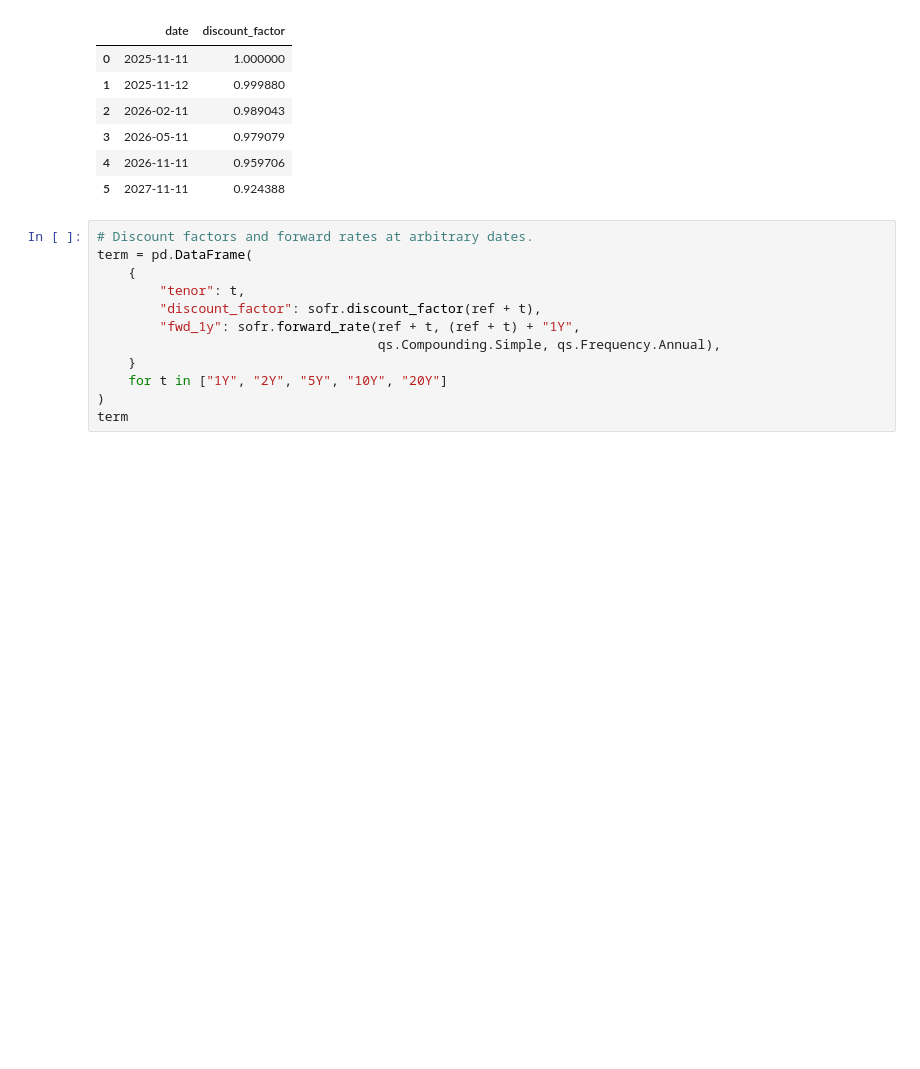
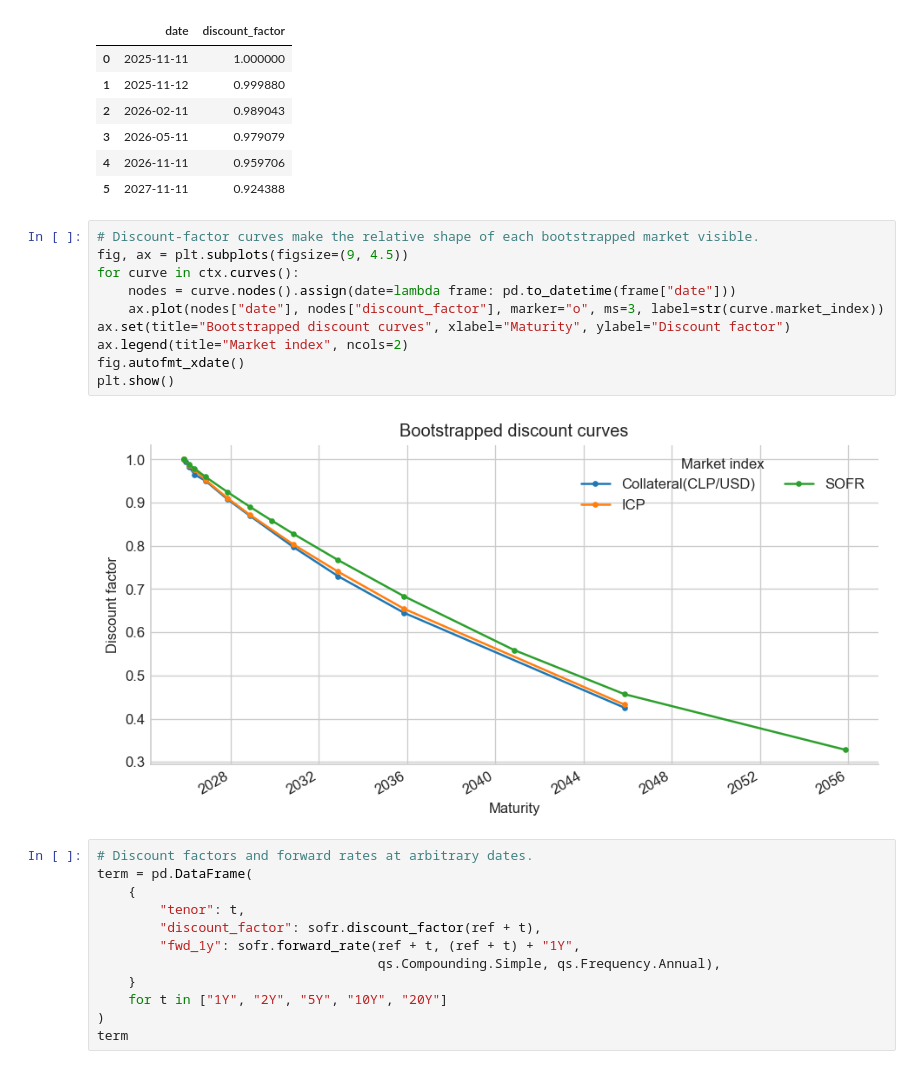
Before and after one commit to jmelo11/rustatlas, a Jupyter notebook: bindings/python/examples/tour.ipynb, the cells around one changed output. Saved outputs shown, nothing was run; the diff lists cells and outputs as text; blank space fills up the shorter version.

```diff
--- a/bindings/python/examples/tour.ipynb
+++ b/bindings/python/examples/tour.ipynb
@@ -237,6 +237,18 @@ sofr.nodes().head(6)
 | 3 | 2026-05-11 | 0.979079 |
 | 4 | 2026-11-11 | 0.959706 |
 | 5 | 2027-11-11 | 0.924388 |
+# %%
+# Discount-factor curves make the relative shape of each bootstrapped market visible.
+fig, ax = plt.subplots(figsize=(9, 4.5))
+for curve in ctx.curves():
+    nodes = curve.nodes().assign(date=lambda frame: pd.to_datetime(frame["date"]))
+    ax.plot(nodes["date"], nodes["discount_factor"], marker="o", ms=3, label=str(curve.market_index))
+ax.set(title="Bootstrapped discount curves", xlabel="Maturity", ylabel="Discount factor")
+ax.legend(title="Market index", ncols=2)
+fig.autofmt_xdate()
+plt.show()
+# %% [output]
+[figure, added]
 # %%
 # Discount factors and forward rates at arbitrary dates.
 term = pd.DataFrame(
```
Also changed, not shown: parts of 4 cells of this notebook, 7 other files.
